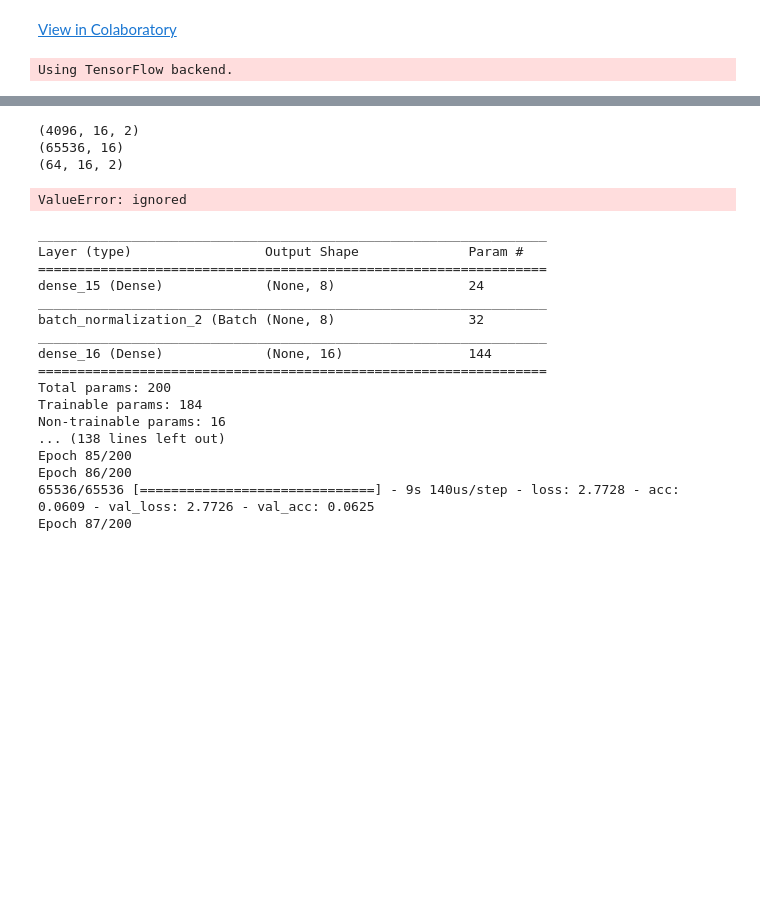
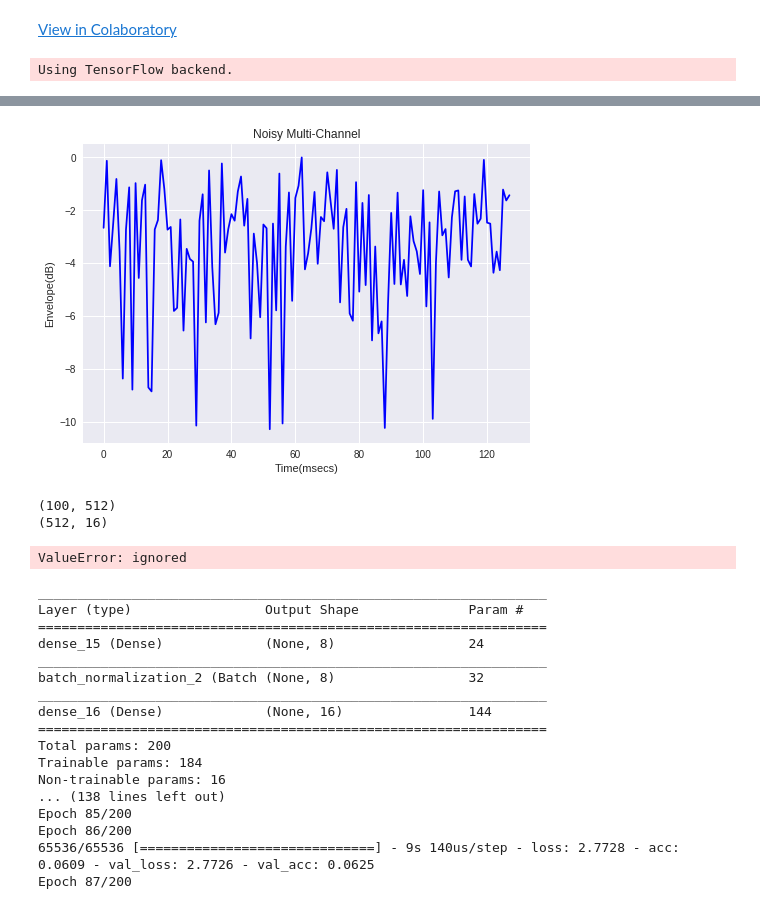
Before and after one commit to opooladz/ece_210_final_project, a Jupyter notebook: 210_final_project.ipynb, the cells around one changed output, grey strips where cells are left out. Cells and saved outputs as stored; diff of their text form; code cells hidden in the pictures; blank space fills up the shorter version.

```diff
--- a/210_final_project.ipynb
+++ b/210_final_project.ipynb
@@ -257,12 +218,32 @@ Text(0.5,1,'16-QAM Mod')
+# %%
+# Plot of the time signal only take half cuz i wanna see a shorter time scale
+real = data['x_train'][0][0:256:2]
+imag = data['x_train'][0][1:256:2]
+z = real+1j*imag
+r = np.abs(z)
+t=np.arange(r.shape[0])
+plt.plot(t, 10*np.log10(r/np.max(r)),'b')
+
+plt.xlabel('Time(msecs)')
+plt.ylabel('Envelope(dB)')
+plt.grid(True)
+plt.title('Noisy Multi-Channel')
+plt.show()
+# %% [output]
+[figure, added]
 # %%
-# Some more keras stuffs
+# Some keras stuffs
+# needs to be updated for the new model
 from keras.models import Sequential
 from keras.layers import Dense, Activation, Conv2D, Flatten, AveragePooling2D, MaxPooling2D, Dropout, BatchNormalization
 from keras.layers import Reshape, Permute
 from keras import regularizers
 import keras
-ykeys = {'y_train','y_val','y_test'}
-xkeys = {'x_train','x_val','x_test'}
+#ykeys = {'y_train','y_val','y_test'}
+#xkeys = {'x_train','x_val','x_test'}
+ykeys = {'y_train','y_test'}
+xkeys = {'x_train','x_test'}
+
 datatmp={}
 for i in ykeys:
   datatmp[i] = data[i].flatten()
@@ -270,26 +251,26 @@ for i in xkeys:
   datatmp[i] = data[i].reshape(-1,2)
 
 y_train = keras.utils.to_categorical(datatmp['y_train'] , num_classes=16)
-y_val = keras.utils.to_categorical(datatmp['y_val'] , num_classes=16)
+#y_val = keras.utils.to_categorical(datatmp['y_val'] , num_classes=16)
 y_test = keras.utils.to_categorical(datatmp['y_test'] , num_classes=16)
 
 print(data['x_train'].shape)
 print(y_train.shape)
-print(data['x_val'].shape)
+#print(data['x_val'].shape)
 
 
 default_data = {
   'x_train': data['x_train'],
-  'x_val': data['x_val'],
+#  'x_val': data['x_val'],
   'x_test': data['x_test'],
   'y_train': y_train,
-  'y_val': y_val,
+#  'y_val': y_val,
   'y_test': y_test,
 }
+# actually this may totally be valid and just need to add the validation set to the mix
 # %% [output]
-(4096, 16, 2)
-(65536, 16)
-(64, 16, 2)
+(100, 512)
+(512, 16)
 # %%
 from keras.models import Sequential
 from keras.layers import Dense, Activation,Conv1D, Conv2D, Flatten, AveragePooling1D, MaxPooling2D, Dropout, BatchNormalization
```
Also changed, not shown: parts of 18 cells of this notebook.
